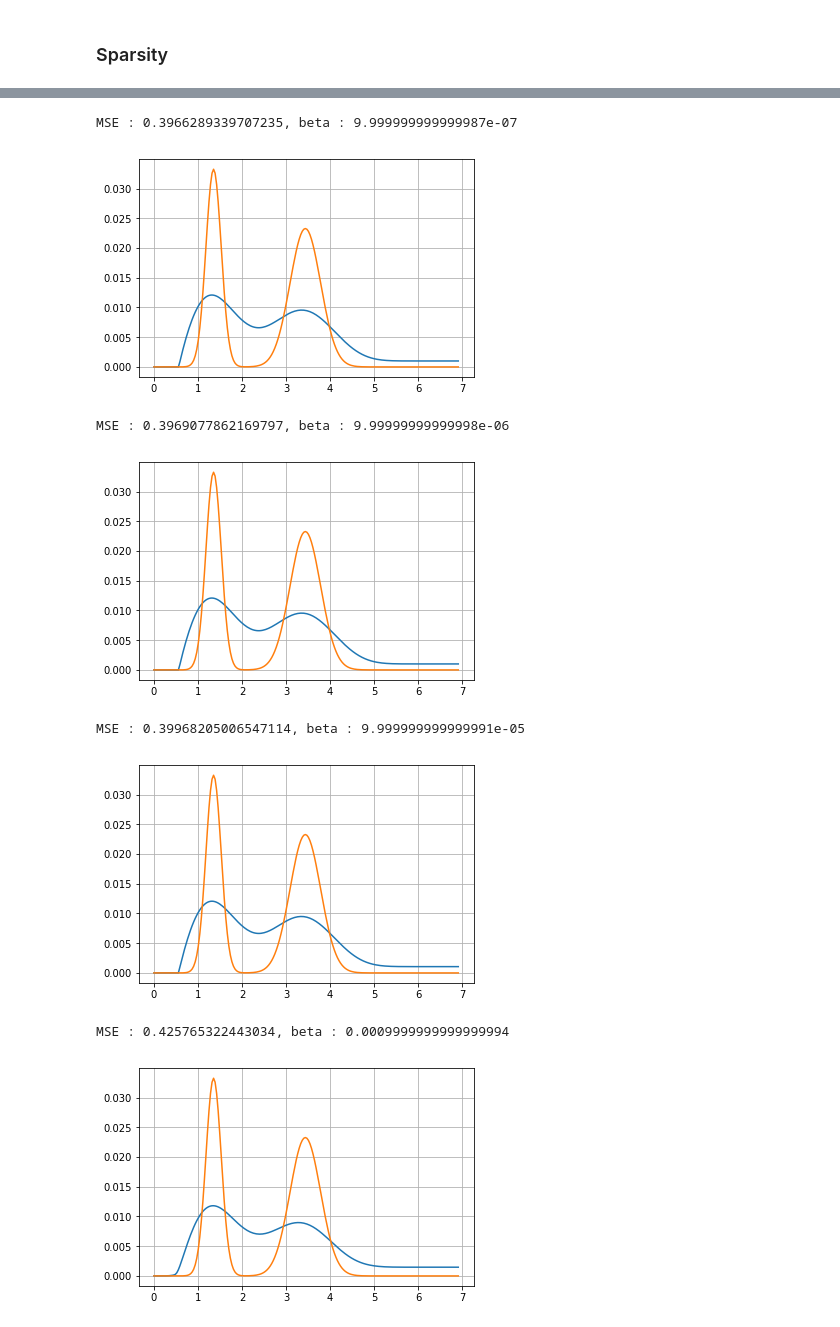
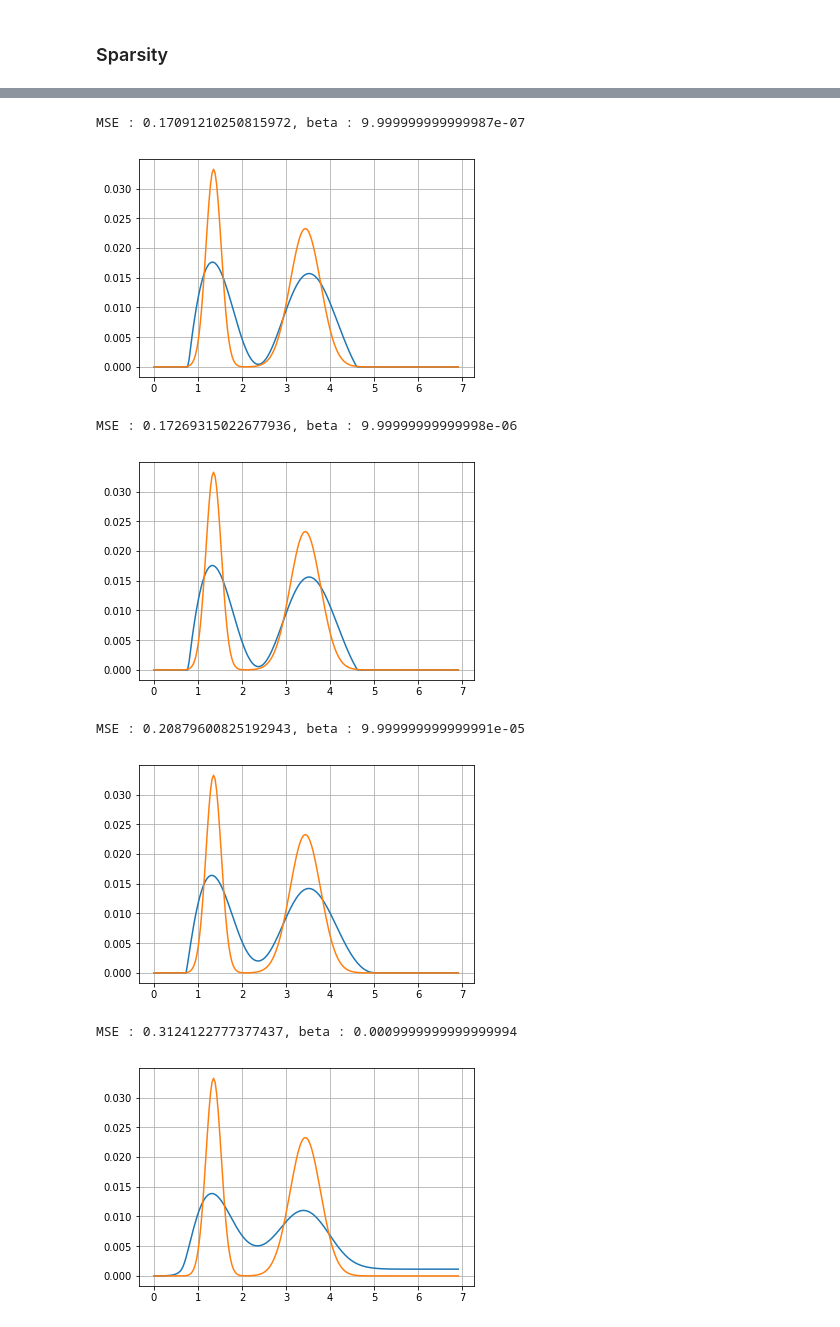
Before and after one commit to MaximilienGermain/Large-scale-optimization, a Jupyter notebook: TP2_GERMAIN_MARFOQ.ipynb, the cells around one changed output, grey strips where cells are left out. Saved outputs shown, nothing was run; the diff lists cells and outputs as text; code cells hidden in the pictures.

```diff
--- a/TP2_GERMAIN_MARFOQ.ipynb
+++ b/TP2_GERMAIN_MARFOQ.ipynb
@@ -179,10 +179,10 @@ MSE : 0.47911304553834577, beta : 100.00000000000004
 # %% [markdown]
 ### Smoothness prior + constraints
 # %%
-beta_grid = np.exp(np.log(10)*np.linspace(-4,2,7))
+beta_grid = np.exp(np.log(10)*np.linspace(-3,1,5))
 
 def proximal_gradient_smooth_cons(lamb,K,y,T,xmin,xmax,display = False):
-    tol = 1e-7
+    tol = 1e-8
     max_iter = 1000
     nb_iter = 0
     m = K.shape[0]
@@ -198,7 +198,7 @@ def proximal_gradient_smooth_cons(lamb,K,y,T,xmin,xmax,display = False):
     if display:
         print("Objectif : {}, ||Ku-y||^2 : {}, ||Du||^2 : {}, ind : {}".format(obj,norm2**2,normD**2,ind(u,xmin,xmax)))
 
-    while (abs(obj - last_obj) > tol and nb_iter < max_iter):
+    while abs(obj - last_obj) > tol:
         w = u - epsilon * (np.dot(K.T,np.dot(K,u) - y.reshape(m,1)) + lamb * np.dot(D.T,np.dot(D,u)))
         last_obj = obj
         u = prox_cons(w,xmin,xmax)
@@ -257,11 +253,10 @@ MSE : 0.4969809240214601, beta : 100.00000000000004
 # %% [markdown]
 ### Sparsity
 # %%
-beta_grid = np.exp(np.log(10)*np.linspace(-4,1,6))
+beta_grid = np.exp(np.log(10)*np.linspace(-4,0,5))
 
 def proximal_gradient_norme1(lamb,K,y,T,display = False):
-    tol = 1e-7
-    max_iter = 1000
+    tol = 1e-8
     nb_iter = 0
     m = K.shape[0]
     n = K.shape[1]
@@ -275,7 +270,7 @@ def proximal_gradient_norme1(lamb,K,y,T,display = False):
     if display:
         print("Objectif : {}, ||Ku-y||^2 : {}, ||u|| : {}".format(obj,norm2**2,norm1))
 
-    while abs(obj - last_obj) > tol and nb_iter < max_iter:
+    while abs(obj - last_obj) > tol:
         w = u - epsilon * np.dot(K.T,(np.dot(K,u) - y.reshape(m,1)))
         last_obj = obj
         u = prox_norme1(w,lamb,epsilon)
@@ -349,17 +342,14 @@ def W_exp(u):
 
     return output
 # %%
-beta_grid = np.exp(np.log(10)*np.linspace(-6,-1,6))
+beta_grid = np.exp(np.log(10)*np.linspace(-6,0,5))
 
 def proximal_gradient_entr(lamb,K,y,T,xmin,xmax,display = False):
-    tol = 1e-7
-    max_iter = 1000
+    tol = 1e-8
     nb_iter = 0
     m = K.shape[0]
     n = K.shape[1]
     u = np.zeros((n,1))
-    #for i in range(n):
-    #    u[i,0] = random.random()
     w,v = np.linalg.eig(np.dot(K.T,K))
     epsilon = 1/np.real(np.max(w))
     norm2 = np.linalg.norm(np.dot(K,u) - y.reshape(m,1))
@@ -369,7 +359,7 @@ def proximal_gradient_entr(lamb,K,y,T,xmin,xmax,display = False):
     if display:
         print("Objectif : {}, ||Ku-y||^2 : {}, entropy : {}".format(obj,norm2**2,entropy))
 
-    while (abs(obj - last_obj) > tol and nb_iter < max_iter):
+    while abs(obj - last_obj) > tol :
         w = u - epsilon * np.dot(K.T,np.dot(K,u) - y.reshape(m,1))
         last_obj = obj
         u = prox_entr(w/(lamb * epsilon) - (1+np.log(lamb*epsilon))*np.ones(w.shape),lamb,epsilon)
@@ -382,38 +372,38 @@ def proximal_gradient_entr(lamb,K,y,T,xmin,xmax,display = False):
         nb_iter += 1
 
     return u
 
 def prox_entr(w,lamb,epsilon):
     #print(w)
     return lamb*epsilon*W_exp(w)
 
 def ent(x):
     tol = 1e-5
     n = x.shape[0]
     out = np.zeros((x.shape[0],1))
     for i in range(n):
         value = x[i]
         if value > tol:
             out[i] = value*np.log(value)
         else:
             out[i] = 0
     return sum(out)[0]
 
 
 for i in range(beta_grid.shape[0]):
     beta = beta_grid[i]
     x_hat = proximal_gradient_entr(beta,K,y,T,xmin,xmax) #,True
     print("MSE : {}, beta : {}\n".format(normalized_MSE(x_hat,x.reshape(200,1)),beta))
     plt.plot(np.log(T),x_hat)
     plt.plot(np.log(T),x)
     plt.grid()
     plt.show()
 # %% [output]
-MSE : 0.3966289339707235, beta : 9.999999999999987e-07
+MSE : 0.17091210250815972, beta : 9.999999999999987e-07
-[figure, old version]
+[figure, new version]
-MSE : 0.3969077862169797, beta : 9.99999999999998e-06
+MSE : 0.17269315022677936, beta : 9.99999999999998e-06
-[figure, old version]
+[figure, new version]
-MSE : 0.39968205006547114, beta : 9.999999999999991e-05
+MSE : 0.20879600825192943, beta : 9.999999999999991e-05
-[figure, old version]
+[figure, new version]
-MSE : 0.425765322443034, beta : 0.0009999999999999994
+MSE : 0.3124122777377437, beta : 0.0009999999999999994
-[figure, old version]
+[figure, new version]
```
Also changed, not shown: parts of 3 cells of this notebook.
